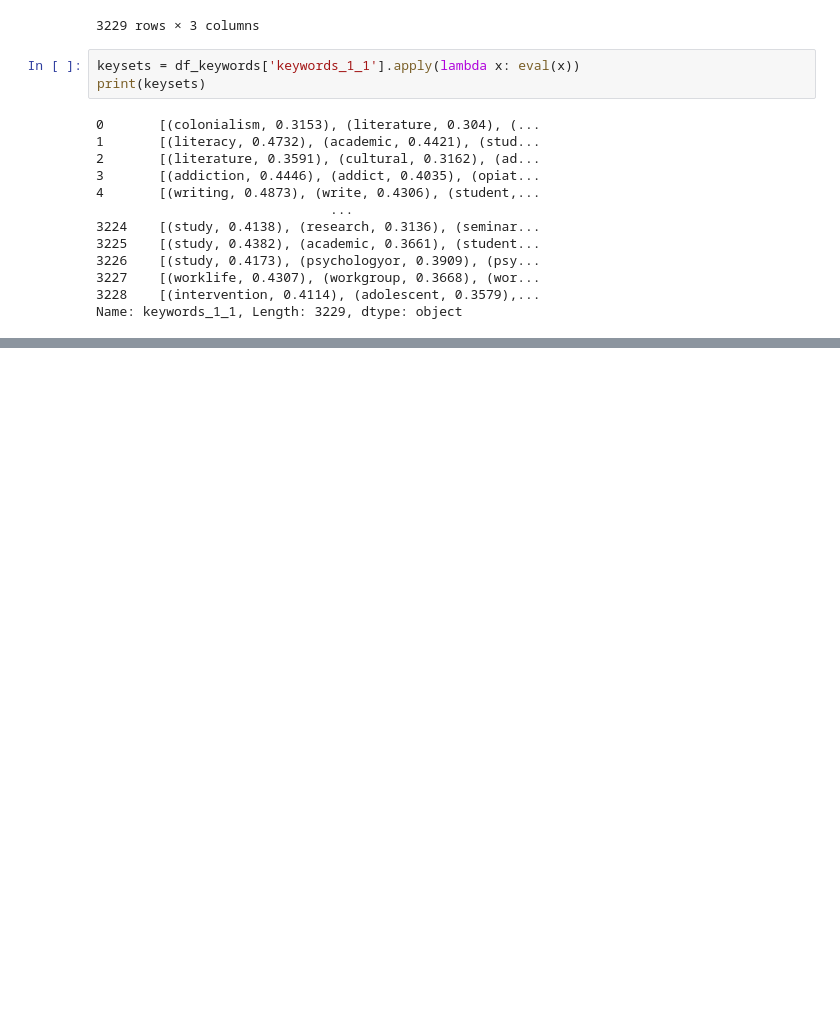
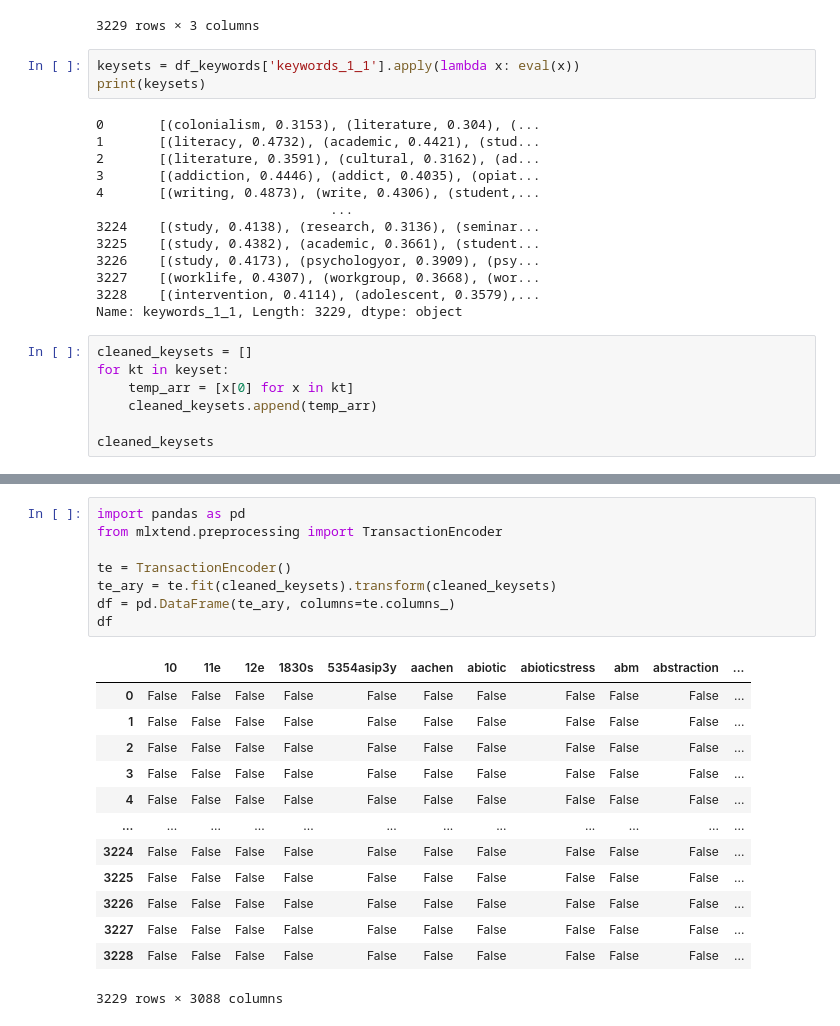
Before and after one commit to Af4rinz/dm-uva-courses, a Jupyter notebook: phase1.ipynb, the cells around one changed output, grey strips where cells are left out. Saved outputs shown, nothing was run; the diff lists cells and outputs as text; blank space fills up the shorter version.

```diff
--- a/phase1.ipynb
+++ b/phase1.ipynb
@@ -349,3 +349,10 @@ print(keysets)
 3227    [(worklife, 0.4307), (workgroup, 0.3668), (wor...
 3228    [(intervention, 0.4114), (adolescent, 0.3579),...
 Name: keywords_1_1, Length: 3229, dtype: object
+# %%
+cleaned_keysets = []
+for kt in keyset:
+    temp_arr = [x[0] for x in kt]
+    cleaned_keysets.append(temp_arr)
+
+cleaned_keysets
@@ -351,0 +377,22 @@ Name: keywords_1_1, Length: 3229, dtype: object
+# %%
+import pandas as pd
+from mlxtend.preprocessing import TransactionEncoder
+
+te = TransactionEncoder()
+te_ary = te.fit(cleaned_keysets).transform(cleaned_keysets)
+df = pd.DataFrame(te_ary, columns=te.columns_)
+df
+# %% [output]
+|  | 10 | 11e | 12e | 1830s | 5354asip3y | aachen | abiotic | abioticstress | abm | abstraction | ... |
+| 0 | False | False | False | False | False | False | False | False | False | False | ... |
+| 1 | False | False | False | False | False | False | False | False | False | False | ... |
+| 2 | False | False | False | False | False | False | False | False | False | False | ... |
+| 3 | False | False | False | False | False | False | False | False | False | False | ... |
+| 4 | False | False | False | False | False | False | False | False | False | False | ... |
+| ... | ... | ... | ... | ... | ... | ... | ... | ... | ... | ... | ... |
+| 3224 | False | False | False | False | False | False | False | False | False | False | ... |
+| 3225 | False | False | False | False | False | False | False | False | False | False | ... |
+| 3226 | False | False | False | False | False | False | False | False | False | False | ... |
+| 3227 | False | False | False | False | False | False | False | False | False | False | ... |
+| 3228 | False | False | False | False | False | False | False | False | False | False | ... |
+3229 rows × 3088 columns
```
Also changed, not shown: parts of 12 cells of this notebook, 3 other files.
